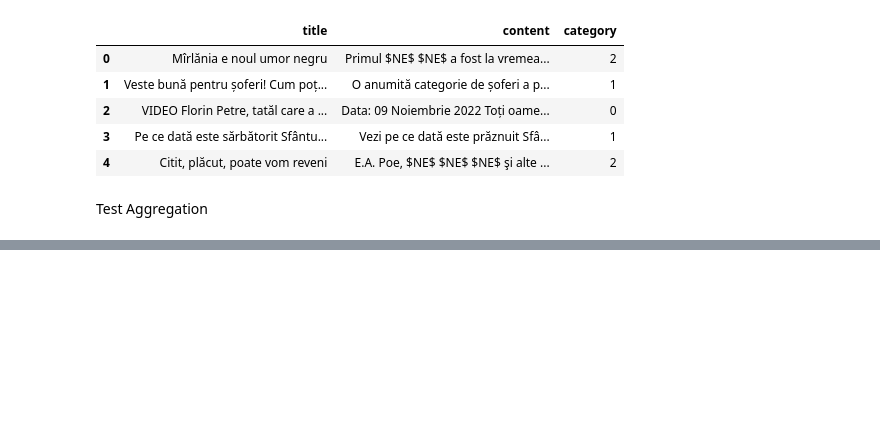
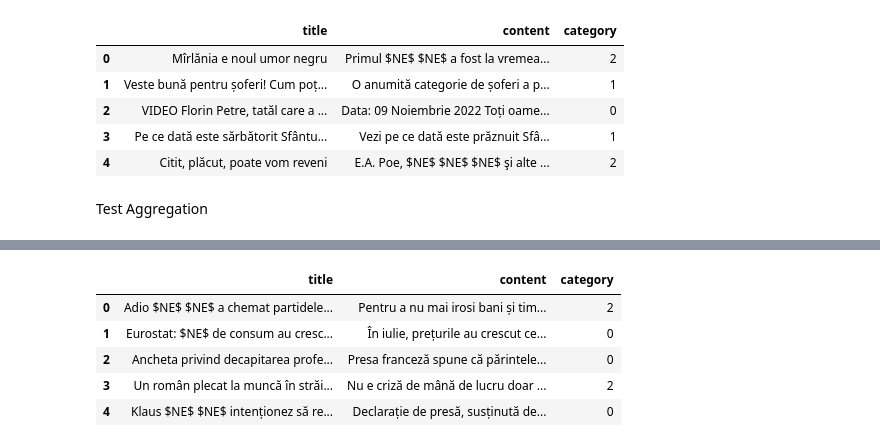
Before and after one commit to IoanaGabor/code_analysis_project, a Jupyter notebook: roclico-saroco/data_aggregation.ipynb, the cells around one changed output, grey strips where cells are left out. Saved outputs shown, nothing was run; the diff lists cells and outputs as text; code cells hidden in the pictures; blank space fills up the shorter version.

```diff
--- a/roclico-saroco/data_aggregation.ipynb
+++ b/roclico-saroco/data_aggregation.ipynb
@@ -114,3 +114,14 @@ train_merged.head()
 train_merged.to_csv('train_merged.csv', index=False)
 # %% [markdown]
 Test Aggregation
+# %%
+import os
+import pandas as pd
+
+digi_df = pd.read_json('roclico/Test/digi.json')
+libertatea_df = pd.read_json('roclico/Test/libertatea.json')
+viva_df = pd.read_json('roclico/Test/viva.json')
+
+roclico_test_df = pd.concat([digi_df, libertatea_df, viva_df], ignore_index=True)
+
+print(roclico_test_df)
@@ -116,0 +175,13 @@ Test Aggregation
+# %%
+test_merged = pd.concat([saroco_test_df, roclico_test_df], ignore_index=True)
+
+test_merged = test_merged.sample(frac=1, random_state=42).reset_index(drop=True)
+
+test_merged.head()
+# %% [output]
+|  | title | content | category |
+| 0 | Adio $NE$ $NE$ a chemat partidele... | Pentru a nu mai irosi bani și tim... | 2 |
+| 1 | Eurostat: $NE$ de consum au cresc... | În iulie, prețurile au crescut ce... | 0 |
+| 2 | Ancheta privind decapitarea profe... | Presa franceză spune că părintele... | 0 |
+| 3 | Un român plecat la muncă în străi... | Nu e criză de mână de lucru doar ... | 2 |
+| 4 | Klaus $NE$ $NE$ intenționez să re... | Declarație de presă, susținută de... | 0 |
```
Also changed, not shown: parts of 9 cells of this notebook.
